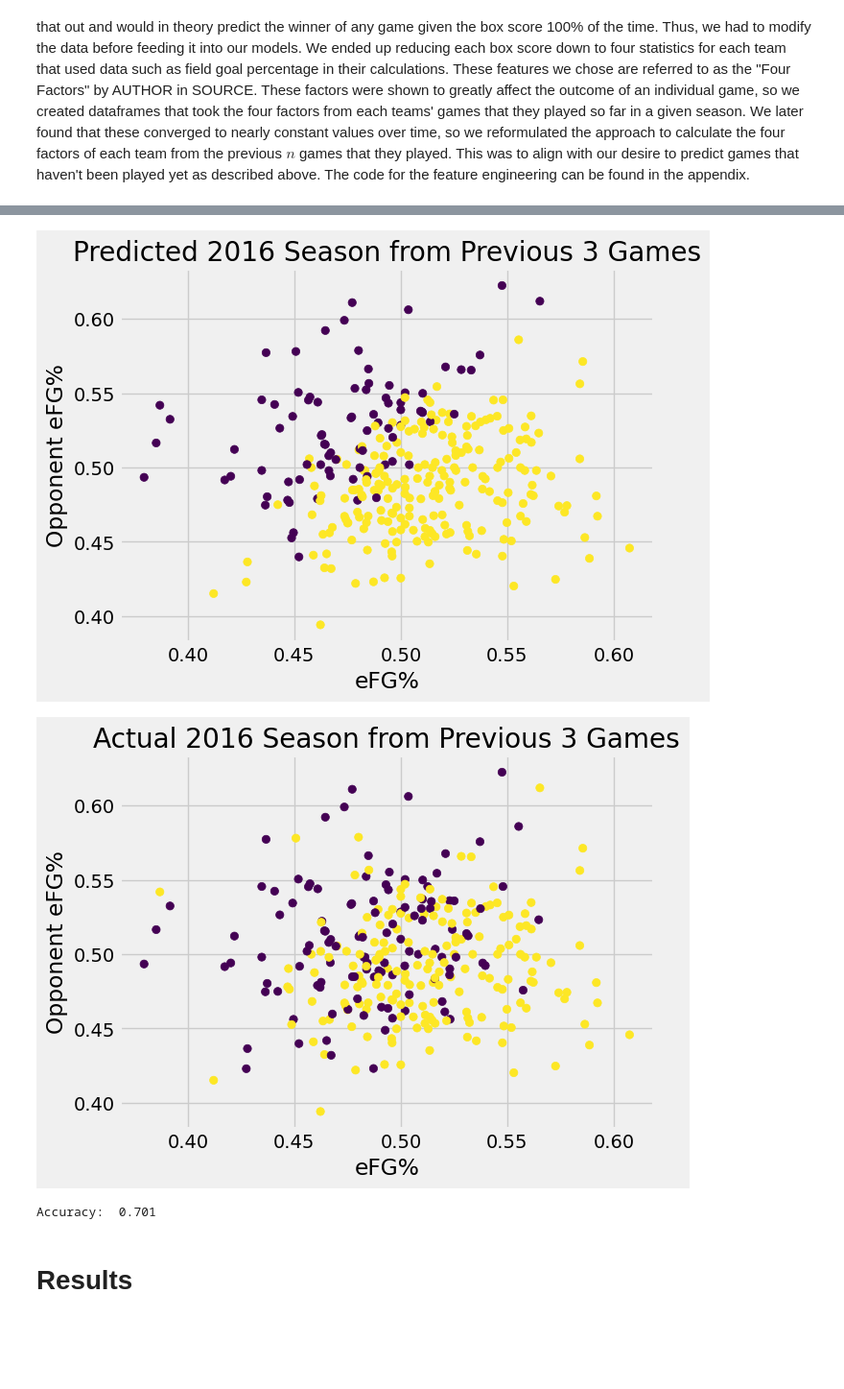
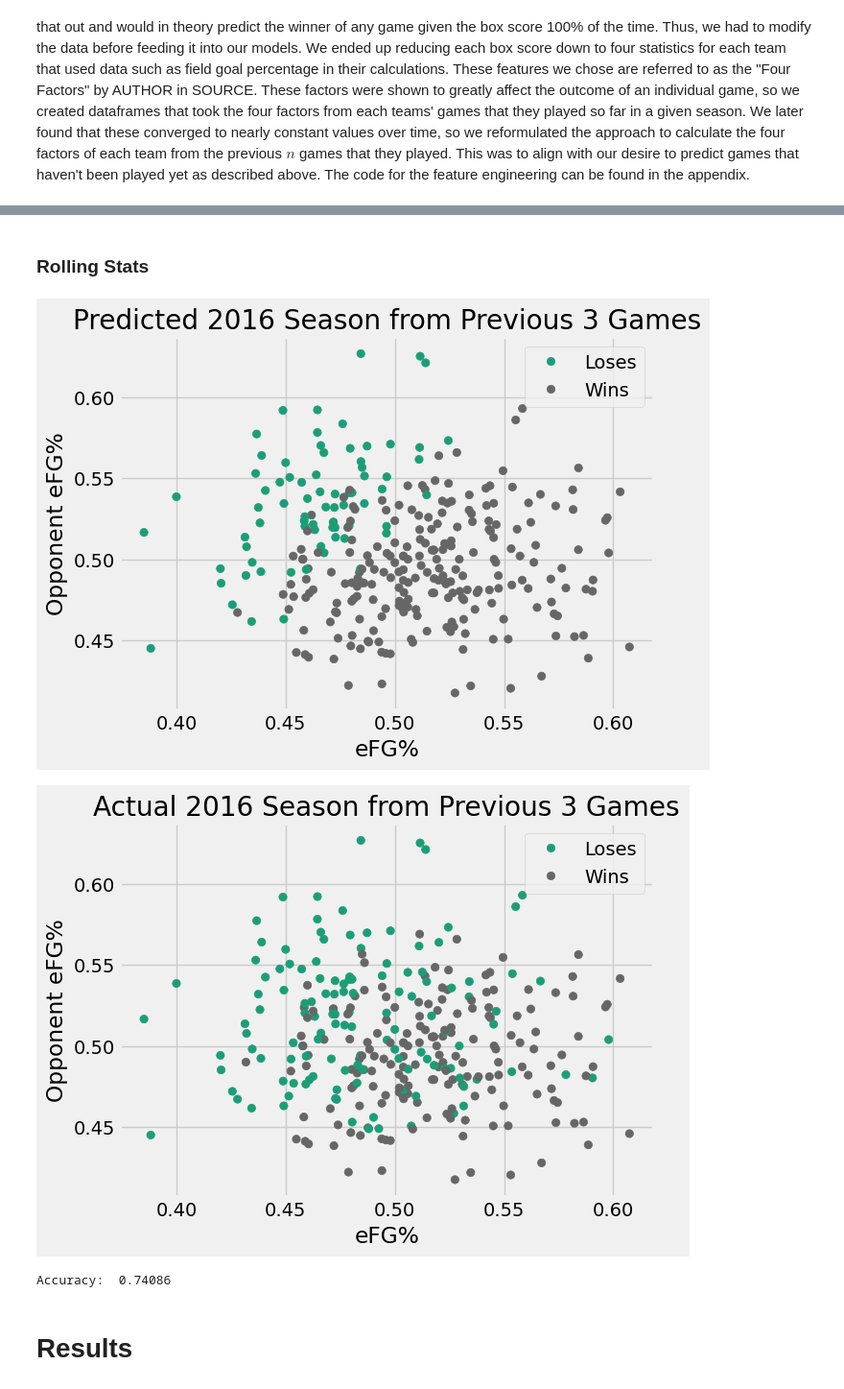
Before and after one commit to zachjoachim7/Volume3PortfolioProject, a Jupyter notebook: Volume 3 Portfolio Project Data Cleaning.ipynb, the cells around one changed output, grey strips where cells are left out. Shown: that part at 96% size. Saved outputs shown, nothing was run; the diff lists cells and outputs as text; code cells hidden in the pictures; blank space fills up the shorter version.

Commit message:
Updated Graphs

```diff
--- a/Volume 3 Portfolio Project Data Cleaning.ipynb
+++ b/Volume 3 Portfolio Project Data Cleaning.ipynb
@@ -46,33 +48,37 @@ for year in [2015, 2016, 2017, 2018, 2019]:
     # Read the dataframe, split into training and testing sets.
     df = pd.read_csv(f"./Outputs/results_{year}.csv")
     X, X_test, y, y_test = train_test_split(df.drop(["W/L", "Date", "Team"], axis=1), df["W/L"])
-    model = LogisticRegression(fit_intercept=False).fit(X, y)
+    model = LogisticRegression(fit_intercept=True).fit(X, y)
     pred = model.predict(X_test)
 
     probabilities = model.predict_proba(X_test)[:,1]
-    print(accuracy_score(pred, y_test))
+    print(f'{year} Accuracy: ', accuracy_score(pred, y_test))
 
-plt.scatter(df["ORB%"], df['ORB%_opp'], c=df["W/L"])
+scatter = plt.scatter(df["ORB%"], df['ORB%_opp'], c=df["W/L"], cmap='Dark2')
 plt.title("Wins/Losses of 2019 Season Using Cumulative Stats")
 plt.xlabel("ORB%")
 plt.ylabel("Opponent ORB%")
+plt.legend(handles=scatter.legend_elements()[0], labels=['Loses', 'Wins'])
 plt.show()
 
-plt.scatter(df["TOV%"], df['TOV%_opp'], c=df["W/L"])
+scatter = plt.scatter(df["TOV%"], df['TOV%_opp'], c=df["W/L"], cmap='Dark2')
 plt.title("Wins/Losses of 2019 Season Using Cumulative Stats")
 plt.xlabel("TOV%")
 plt.ylabel("Opponent TOV%")
+plt.legend(handles=scatter.legend_elements()[0], labels=['Loses', 'Wins'])
 plt.show()
 
-plt.scatter(df["eFG%"], df['eFG%_opp'], c=df["W/L"])
+scatter = plt.scatter(df["eFG%"], df['eFG%_opp'], c=df["W/L"], cmap='Dark2')
 plt.title("Wins/Losses of 2019 Season Using Cumulative Stats")
 plt.xlabel("eFG%")
 plt.ylabel("Opponent eFG%")
+plt.legend(handles=scatter.legend_elements()[0], labels=['Loses', 'Wins'])
 plt.show()
 
-plt.scatter(df["FTR"], df['FTR_opp'], c=df["W/L"])
+scatter = plt.scatter(df["FTR"], df['FTR_opp'], c=df["W/L"], cmap='Dark2')
 plt.title("Wins/Losses of 2019 Season Using Cumulative Stats")
 plt.xlabel("FTR%")
 plt.ylabel("Opponent FTR%")
+plt.legend(handles=scatter.legend_elements()[0], labels=['Loses', 'Wins'])
 plt.show()
 # %% [output]
@@ -88,3 +94,5 @@ plt.show()
+# %% [markdown]
+### Rolling Stats
 # %%
 from sklearn.linear_model import LogisticRegression
 from sklearn.model_selection import train_test_split
@@ -98,7 +106,7 @@ for year in years:
     # Read the dataframe, split into training and testing sets.
     df = pd.read_csv(f"./Outputs/rolling_{year}.csv")
     X, X_test, y, y_test = train_test_split(df.drop(["W/L", "Date", "Team"], axis=1), df["W/L"])
-    model = LogisticRegression(fit_intercept=False).fit(X, y)
+    model = LogisticRegression(fit_intercept=True).fit(X, y)
     pred = model.predict(X_test)
     model_results[year]["pred"] = pred
     model_results[year]["prob"] = model.predict_proba(X_test)[:,1]
@@ -106,23 +114,25 @@ for year in years:
     model_results[year]["X"], model_results[year]["X_test"], model_results[year]["y"], model_results[year]["y_test"] = X, X_test, y, y_test
 # %%
 year = 2016
-plt.scatter(model_results[year]["X_test"]["eFG%"], model_results[year]["X_test"]["eFG%_opp"], c=model_results[year]["prob"] > tol)
+scatter = plt.scatter(model_results[year]["X_test"]["eFG%"], model_results[year]["X_test"]["eFG%_opp"], c=model_results[year]["prob"] > tol, cmap='Dark2')
 plt.title(f"Predicted {year} Season from Previous 3 Games")
 plt.xlabel("eFG%")
 plt.ylabel("Opponent eFG%")
+plt.legend(handles=scatter.legend_elements()[0], labels=['Loses', 'Wins'])
 plt.show()
 
-plt.scatter(model_results[year]["X_test"]["eFG%"], model_results[year]["X_test"]["eFG%_opp"], c=model_results[year]["y_test"])
+plt.scatter(model_results[year]["X_test"]["eFG%"], model_results[year]["X_test"]["eFG%_opp"], c=model_results[year]["y_test"], cmap='Dark2')
 plt.title(f"Actual {year} Season from Previous 3 Games")
 plt.xlabel("eFG%")
 plt.ylabel("Opponent eFG%")
+plt.legend(handles=scatter.legend_elements()[0], labels=['Loses', 'Wins'])
 plt.show()
 
 print("Accuracy: ", round((np.array(model_results[year]["prob"] > tol) == np.array(model_results[year]["y_test"])).mean(), 5))
 # %% [output]
-[figure, old version]
+[figure, new version]
-[figure, old version]
+[figure, new version]
-Accuracy:  0.701
+Accuracy:  0.74086
 # %% [markdown]
 # Results
 # %% [markdown]
```
Also changed, not shown: parts of 2 cells of this notebook.
